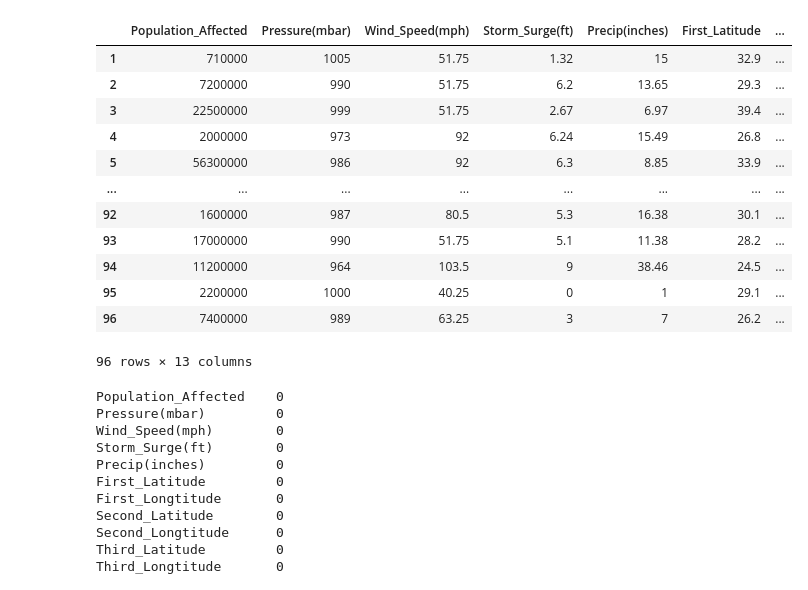
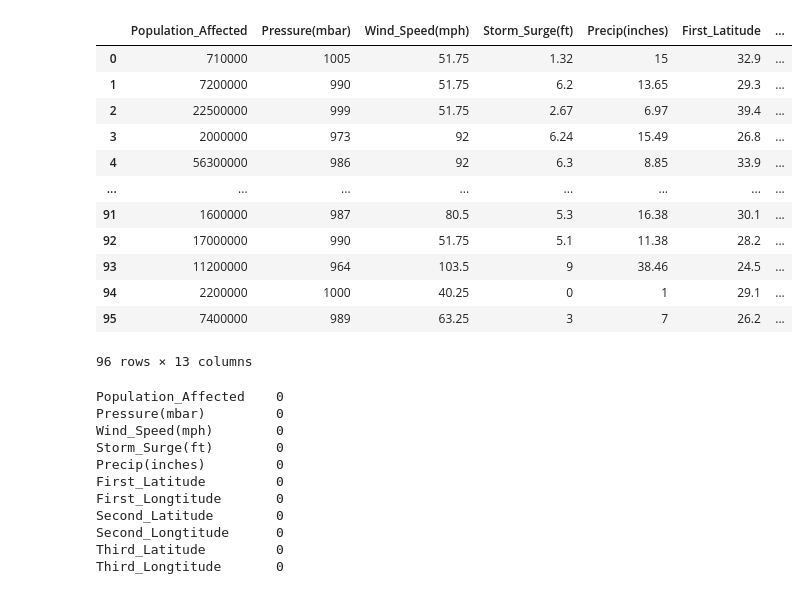
Before and after one commit to bharadwaj1098/Pyt-Ex, a Jupyter notebook: historic_data.ipynb, the cells around one changed output. Drawn from its saved outputs; the diff is of its cells as text; code cells hidden in the pictures.

```diff
--- a/historic_data.ipynb
+++ b/historic_data.ipynb
@@ -12,6 +12,6 @@ from sklearn.preprocessing import MinMaxScaler
 from sklearn.model_selection import train_test_split
 from sklearn.metrics import confusion_matrix, classification_report
 
-Input_Matrix = pd.read_excel('/home/sai/Pyt-Ex/Data/as of 2020 Historical Data.xlsx', sheet_name='Input Matrix')
+Input_Matrix = pd.read_excel('Data/as of 2020 Historical Data.xlsx', sheet_name='Input Matrix')
 
 Target_Matrix = pd.read_excel('/home/sai/Pyt-Ex/Data/as of 2020 Historical Data.xlsx', sheet_name='Target Matrix')
@@ -18,26 +72,28 @@ Target_Matrix = pd.read_excel('/home/sai/Pyt-Ex/Data/as of 2020 Historical Data.
 # %%
 input_columns = ['Year', 'Storm', 'Population_Affected', 'Pressure(mbar)', 'Wind_Speed(mph)', 'Storm_Surge(ft)', 'Precip(inches)', 'First_Latitude', 'First_Longtitude', 'Second_Latitude', 'Second_Longtitude', 'Third_Latitude', 'Third_Longtitude', 'Fourth_Latitude', 'Fourth_Longtitude']
 
 Input_Matrix.set_axis(input_columns, axis=1, inplace=True)
 
 Input_Matrix.drop([0], inplace = True)
 
+Input_Matrix.reset_index(drop=True, inplace=True)
+
 Input_Matrix.drop(['Year', 'Storm'], axis=1, inplace=True)
 
 Input_Matrix
 # %% [output]
 |  | Population_Affected | Pressure(mbar) | Wind_Speed(mph) | Storm_Surge(ft) | Precip(inches) | First_Latitude | ... |
-| 1 | 710000 | 1005 | 51.75 | 1.32 | 15 | 32.9 | ... |
-| 2 | 7200000 | 990 | 51.75 | 6.2 | 13.65 | 29.3 | ... |
-| 3 | 22500000 | 999 | 51.75 | 2.67 | 6.97 | 39.4 | ... |
-| 4 | 2000000 | 973 | 92 | 6.24 | 15.49 | 26.8 | ... |
-| 5 | 56300000 | 986 | 92 | 6.3 | 8.85 | 33.9 | ... |
+| 0 | 710000 | 1005 | 51.75 | 1.32 | 15 | 32.9 | ... |
+| 1 | 7200000 | 990 | 51.75 | 6.2 | 13.65 | 29.3 | ... |
+| 2 | 22500000 | 999 | 51.75 | 2.67 | 6.97 | 39.4 | ... |
+| 3 | 2000000 | 973 | 92 | 6.24 | 15.49 | 26.8 | ... |
+| 4 | 56300000 | 986 | 92 | 6.3 | 8.85 | 33.9 | ... |
 | ... | ... | ... | ... | ... | ... | ... | ... |
-| 92 | 1600000 | 987 | 80.5 | 5.3 | 16.38 | 30.1 | ... |
-| 93 | 17000000 | 990 | 51.75 | 5.1 | 11.38 | 28.2 | ... |
-| 94 | 11200000 | 964 | 103.5 | 9 | 38.46 | 24.5 | ... |
-| 95 | 2200000 | 1000 | 40.25 | 0 | 1 | 29.1 | ... |
-| 96 | 7400000 | 989 | 63.25 | 3 | 7 | 26.2 | ... |
+| 91 | 1600000 | 987 | 80.5 | 5.3 | 16.38 | 30.1 | ... |
+| 92 | 17000000 | 990 | 51.75 | 5.1 | 11.38 | 28.2 | ... |
+| 93 | 11200000 | 964 | 103.5 | 9 | 38.46 | 24.5 | ... |
+| 94 | 2200000 | 1000 | 40.25 | 0 | 1 | 29.1 | ... |
+| 95 | 7400000 | 989 | 63.25 | 3 | 7 | 26.2 | ... |
 96 rows × 13 columns
 # %%
 Input_Matrix.isnull().sum()
```
Also changed, not shown: parts of 18 cells of this notebook, 3 other files.
